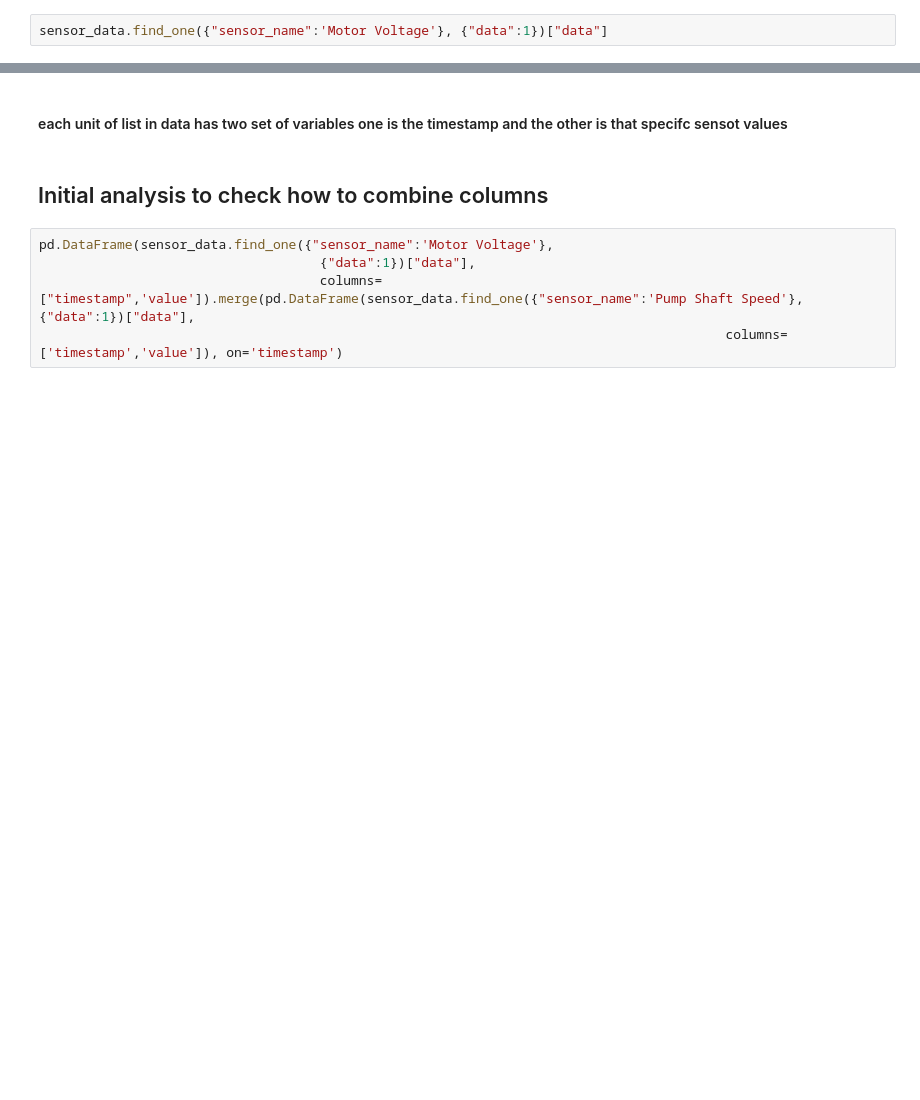
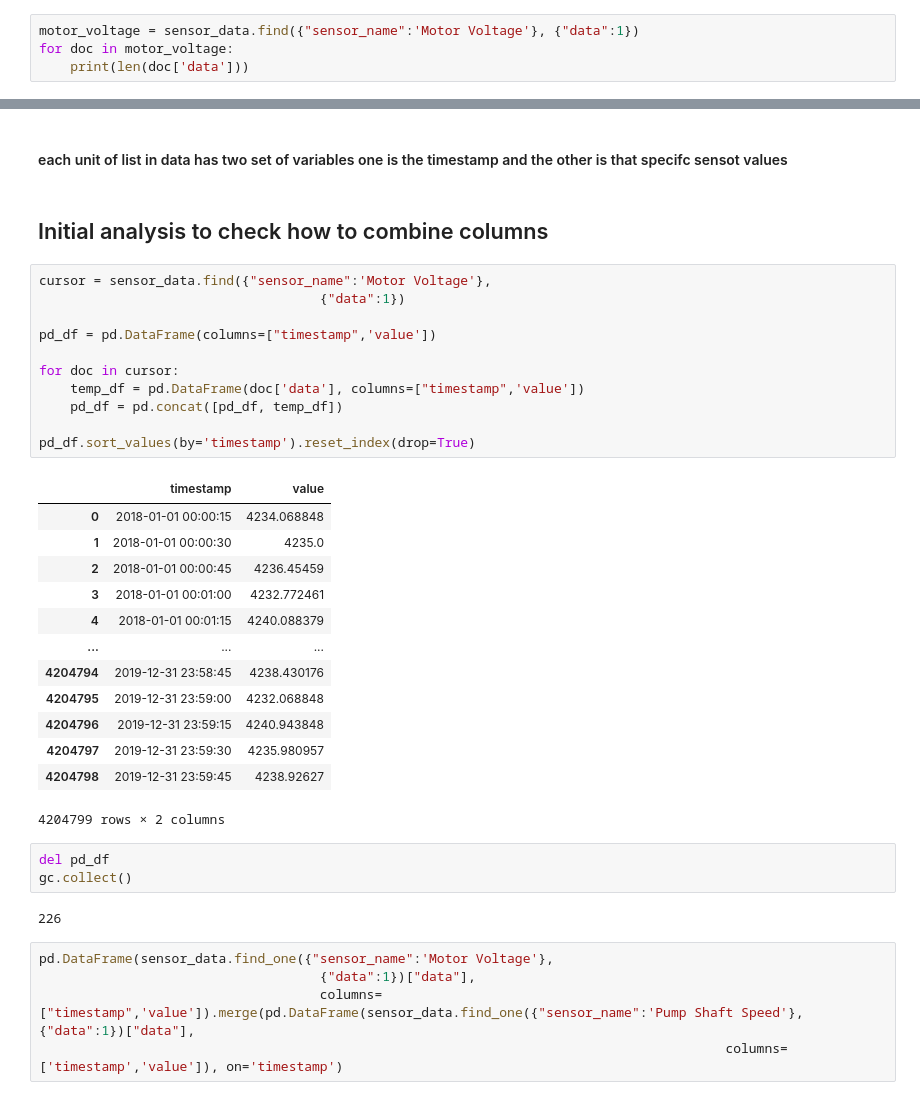
Before and after one commit to sonalS2210/mechademy-hiring-challenge, a Jupyter notebook: data_extraction.ipynb, the cells around one changed output, grey strips where cells are left out. Cells and saved outputs as stored; diff of their text form; blank space fills up the shorter version.

```diff
--- a/data_extraction.ipynb
+++ b/data_extraction.ipynb
@@ -28,5 +28,7 @@ column_names = sensor_data.distinct("sensor_name")
 # %% [markdown]
 ### Single feature analysis for data from mongo end
 # %%
-sensor_data.find_one({"sensor_name":'Motor Voltage'}, {"data":1})["data"]
+motor_voltage = sensor_data.find({"sensor_name":'Motor Voltage'}, {"data":1})
+for doc in motor_voltage:
+    print(len(doc['data']))
 # %% [output]
@@ -51,6 +53,36 @@ sensor_data.find_one({"sensor_name":'Motor Voltage'}, {"data":1})["data"]
 #### each unit of list in data has two set of variables one is the timestamp and the other is that specifc sensot values
 # %% [markdown]
 ## Initial analysis to check how to combine columns
+# %%
+cursor = sensor_data.find({"sensor_name":'Motor Voltage'},
+                                    {"data":1})
+
+pd_df = pd.DataFrame(columns=["timestamp",'value'])
+
+for doc in cursor:
+    temp_df = pd.DataFrame(doc['data'], columns=["timestamp",'value'])
+    pd_df = pd.concat([pd_df, temp_df])
+
+pd_df.sort_values(by='timestamp').reset_index(drop=True)
+# %% [output]
+|  | timestamp | value |
+| 0 | 2018-01-01 00:00:15 | 4234.068848 |
+| 1 | 2018-01-01 00:00:30 | 4235.0 |
+| 2 | 2018-01-01 00:00:45 | 4236.45459 |
+| 3 | 2018-01-01 00:01:00 | 4232.772461 |
+| 4 | 2018-01-01 00:01:15 | 4240.088379 |
+| ... | ... | ... |
+| 4204794 | 2019-12-31 23:58:45 | 4238.430176 |
+| 4204795 | 2019-12-31 23:59:00 | 4232.068848 |
+| 4204796 | 2019-12-31 23:59:15 | 4240.943848 |
+| 4204797 | 2019-12-31 23:59:30 | 4235.980957 |
+| 4204798 | 2019-12-31 23:59:45 | 4238.92627 |
+4204799 rows × 2 columns
+# %%
+del pd_df
+gc.collect()
+# %% [output]
+226
 # %%
 pd.DataFrame(sensor_data.find_one({"sensor_name":'Motor Voltage'},
                                     {"data":1})["data"],
```
Also changed, not shown: parts of 9 cells of this notebook.
